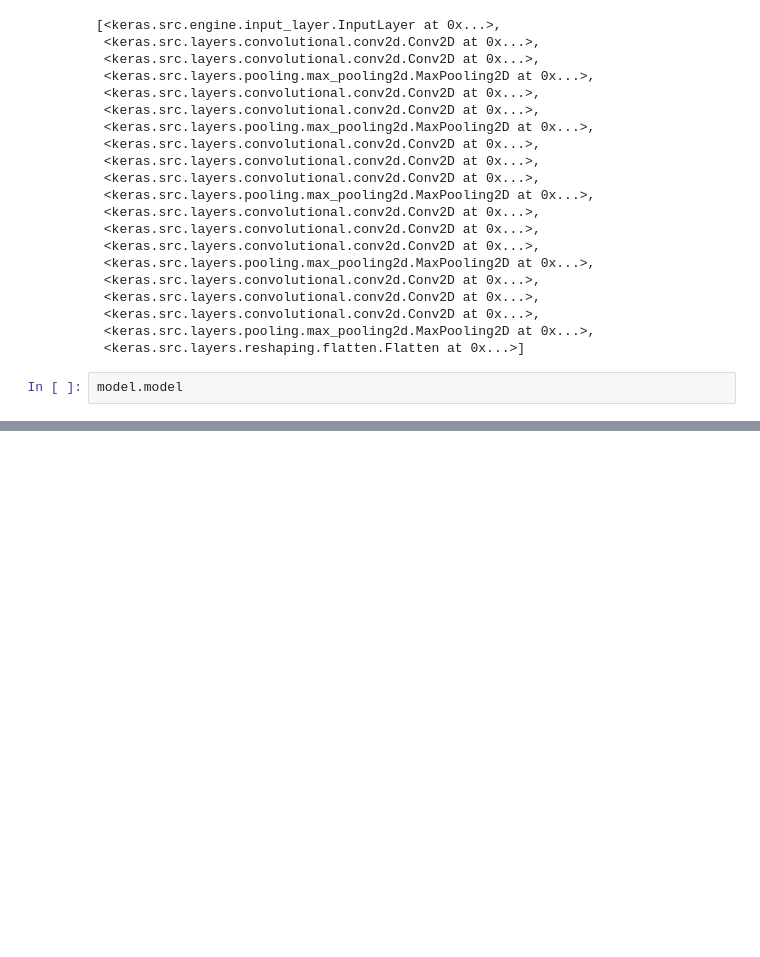
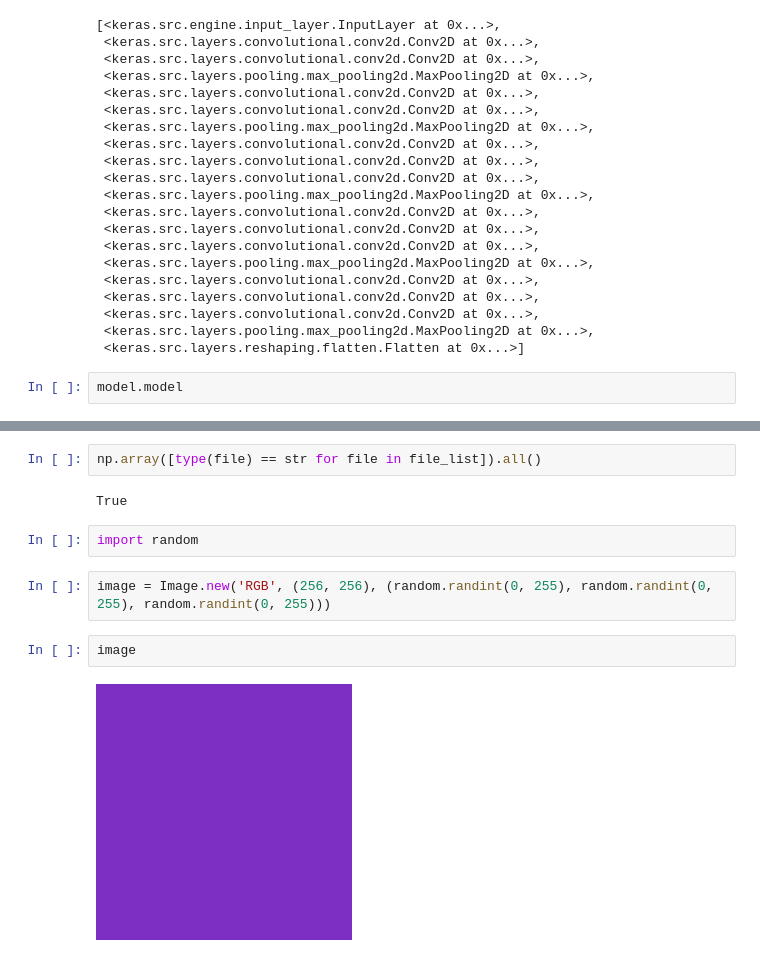
Before and after one commit to mbocquel/Leaffliction, a Jupyter notebook: test.ipynb, the cells around one changed output, grey strips where cells are left out. Saved outputs shown, nothing was run; the diff lists cells and outputs as text; blank space fills up the shorter version.

```diff
--- a/test.ipynb
+++ b/test.ipynb
@@ -169,0 +273,12 @@ model.model
+# %%
+np.array([type(file) == str for file in file_list]).all()
+# %% [output]
+True
+# %%
+import random
+# %%
+image = Image.new('RGB', (256, 256), (random.randint(0, 255), random.randint(0, 255), random.randint(0, 255)))
+# %%
+image
+# %% [output]
+[figure, added]
```
Also changed, not shown: parts of 30 cells of this notebook, 7 other files.
